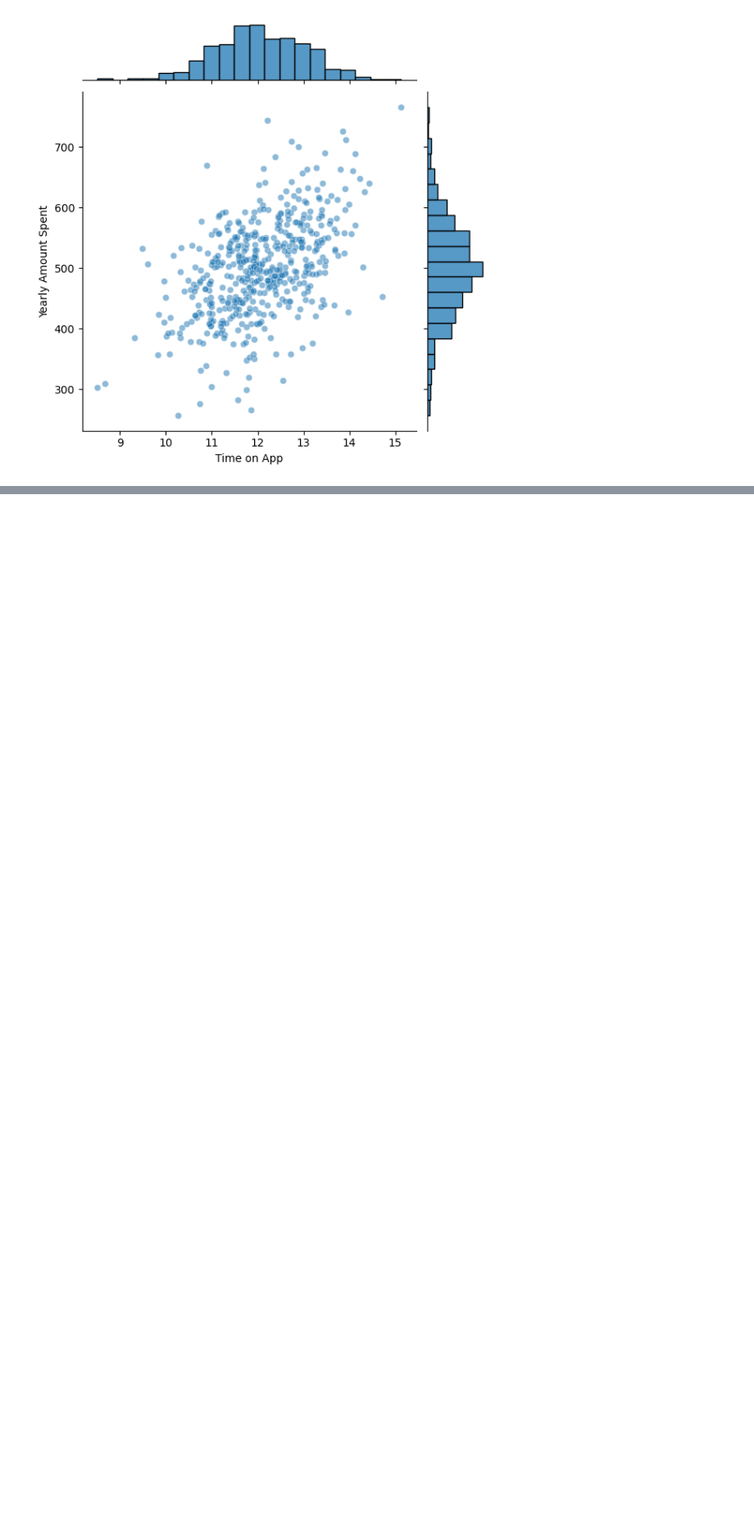
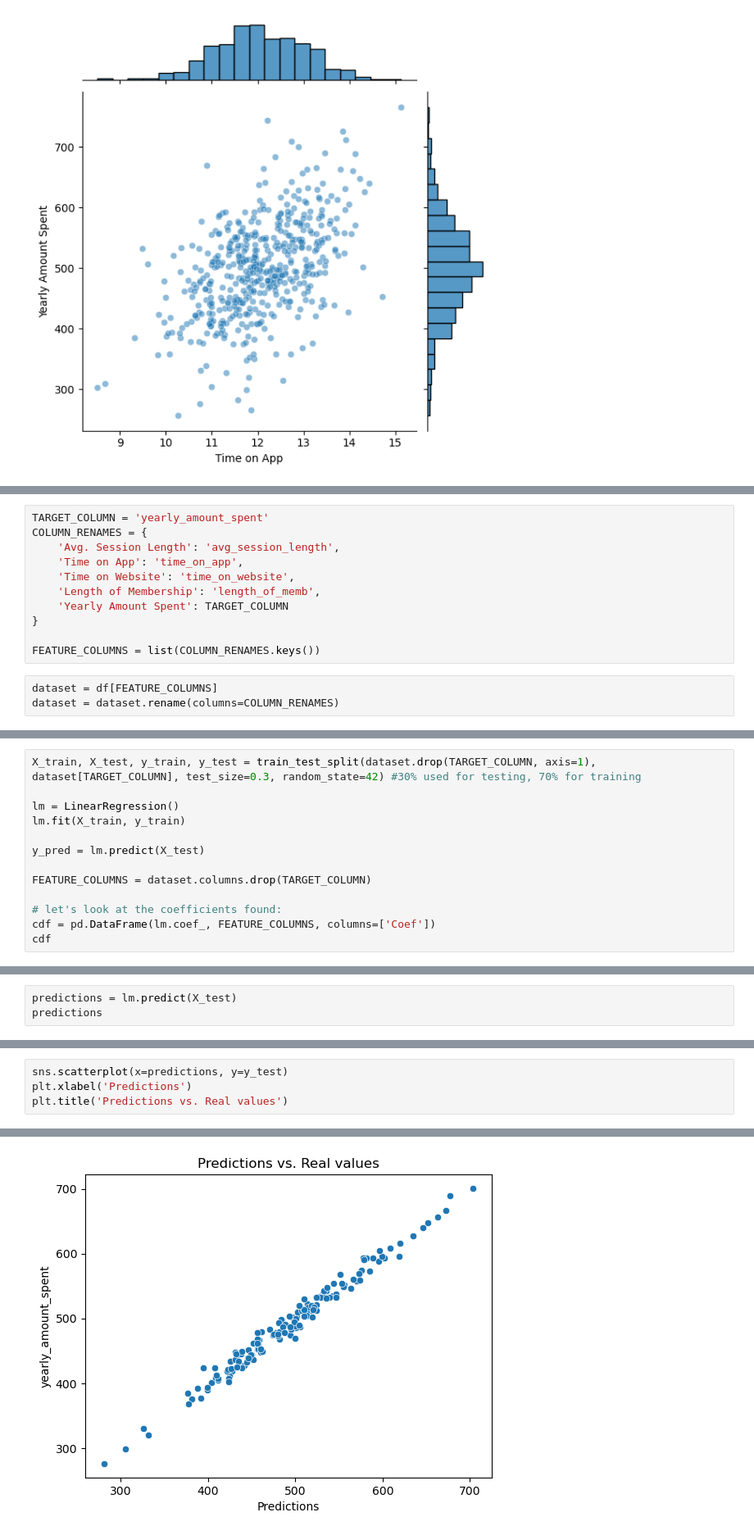
Before and after one commit to juanbratti/LinearRegression_Ecommerce, a Jupyter notebook: notebooks/data_analysis.ipynb, the cells around one changed output, grey strips where cells are left out. Shown at 82% size. Drawn from its saved outputs; the diff is of its cells as text; blank space fills up the shorter version.

```diff
--- a/notebooks/data_analysis.ipynb
+++ b/notebooks/data_analysis.ipynb
@@ -92,0 +111,14 @@ Here, we can see that there isn't much correlation between the time spent on the
+# %%
+TARGET_COLUMN = 'yearly_amount_spent'
+COLUMN_RENAMES = {
+    'Avg. Session Length': 'avg_session_length',
+    'Time on App': 'time_on_app',
+    'Time on Website': 'time_on_website',
+    'Length of Membership': 'length_of_memb',
+    'Yearly Amount Spent': TARGET_COLUMN
+}
+
+FEATURE_COLUMNS = list(COLUMN_RENAMES.keys())
+# %%
+dataset = df[FEATURE_COLUMNS]
+dataset = dataset.rename(columns=COLUMN_RENAMES)
@@ -92,0 +130,13 @@ Here, we can see that there isn't much correlation between the time spent on the
+# %%
+X_train, X_test, y_train, y_test = train_test_split(dataset.drop(TARGET_COLUMN, axis=1), dataset[TARGET_COLUMN], test_size=0.3, random_state=42) #30% used for testing, 70% for training
+
+lm = LinearRegression()
+lm.fit(X_train, y_train)
+
+y_pred = lm.predict(X_test)
+
+FEATURE_COLUMNS = dataset.columns.drop(TARGET_COLUMN)
+
+# let's look at the coefficients found:
+cdf = pd.DataFrame(lm.coef_, FEATURE_COLUMNS, columns=['Coef'])
+cdf
@@ -92,0 +151,3 @@ Here, we can see that there isn't much correlation between the time spent on the
+# %%
+predictions = lm.predict(X_test)
+predictions
@@ -92,0 +174,5 @@ Here, we can see that there isn't much correlation between the time spent on the
+# %%
+sns.scatterplot(x=predictions, y=y_test)
+plt.xlabel('Predictions')
+plt.title('Predictions vs. Real values')
+# %% [output]
@@ -92,0 +180 @@ Here, we can see that there isn't much correlation between the time spent on the
+[figure, added]
```
Also changed, not shown: parts of 25 cells of this notebook, 2 other files.
